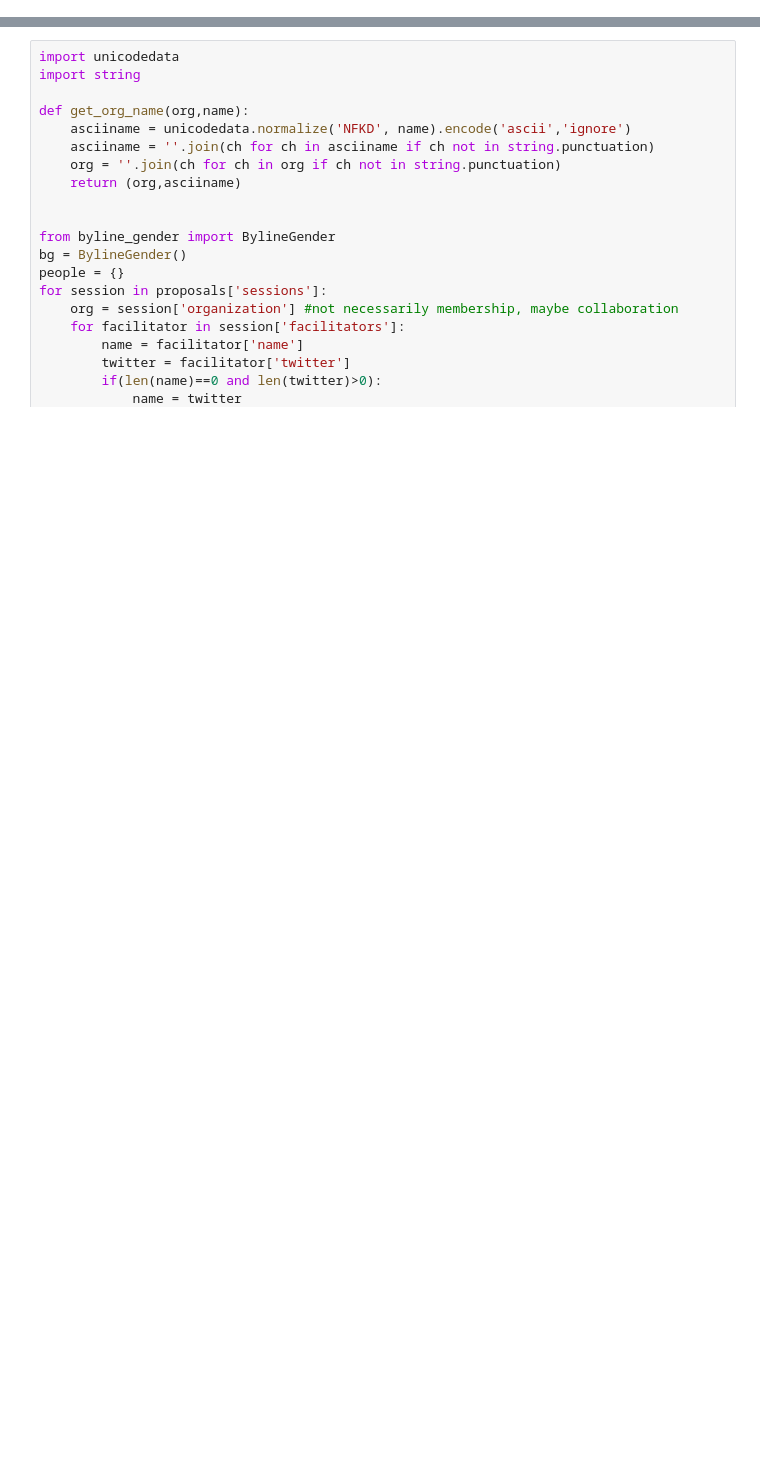
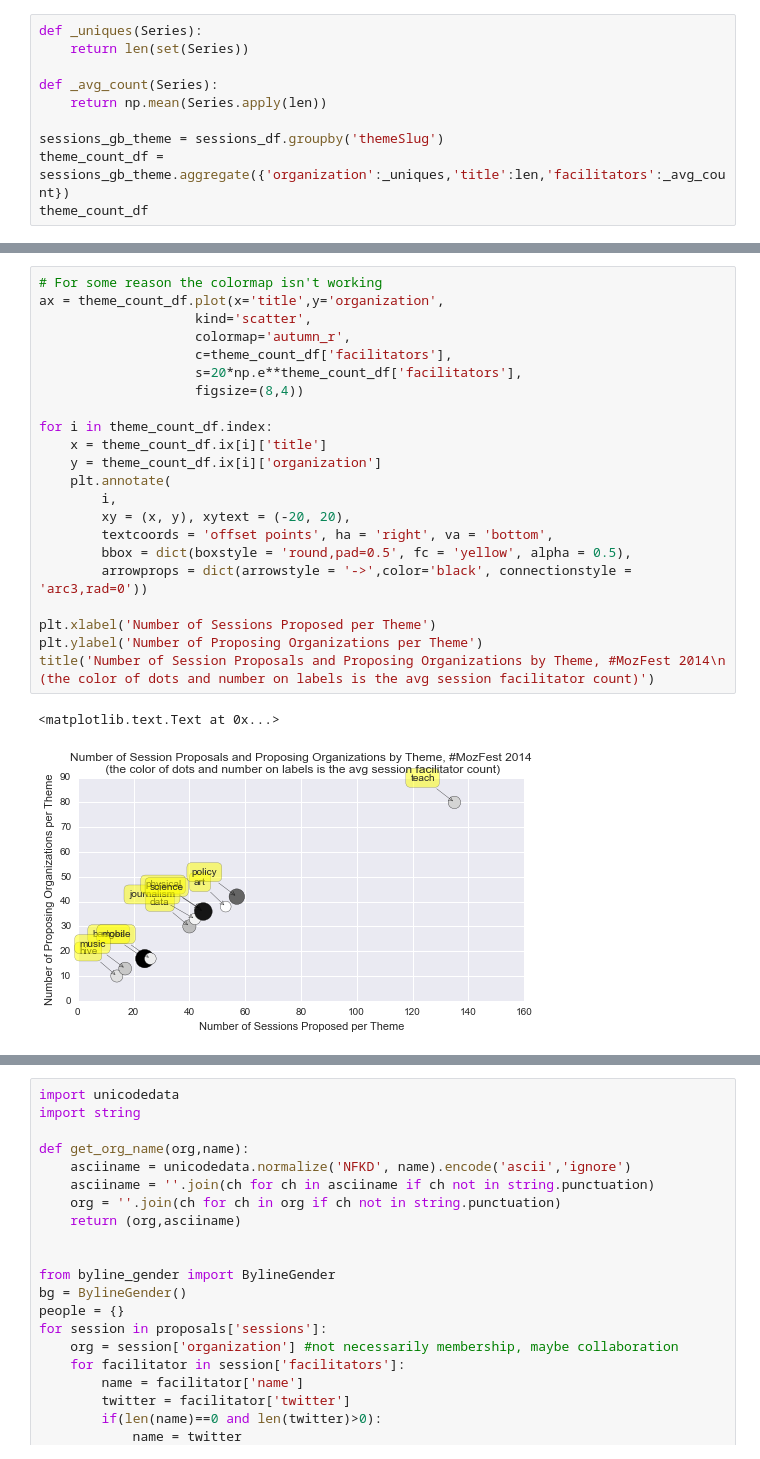
Before and after one commit to natematias/conference-proposers, a Jupyter notebook: Mozilla Session Proposal Report.ipynb, the cells around one changed output, grey strips where cells are left out. Saved outputs shown, nothing was run; the diff lists cells and outputs as text; blank space fills up the shorter version.

```diff
--- a/Mozilla Session Proposal Report.ipynb
+++ b/Mozilla Session Proposal Report.ipynb
@@ -119,0 +90,10 @@ title('Number of Session Proposals and Proposing Organizations by Theme, #MozFes
+# %%
+def _uniques(Series):
+    return len(set(Series))
+
+def _avg_count(Series):
+    return np.mean(Series.apply(len))
+
+sessions_gb_theme = sessions_df.groupby('themeSlug')
+theme_count_df = sessions_gb_theme.aggregate({'organization':_uniques,'title':len,'facilitators':_avg_count})
+theme_count_df
@@ -119,0 +114,25 @@ title('Number of Session Proposals and Proposing Organizations by Theme, #MozFes
+# %%
+# For some reason the colormap isn't working
+ax = theme_count_df.plot(x='title',y='organization',
+                    kind='scatter',
+                    colormap='autumn_r',
+                    c=theme_count_df['facilitators'],
+                    s=20*np.e**theme_count_df['facilitators'],
+                    figsize=(8,4))
+
+for i in theme_count_df.index:
+    x = theme_count_df.ix[i]['title']
+    y = theme_count_df.ix[i]['organization']
+    plt.annotate(
+        i,
+        xy = (x, y), xytext = (-20, 20),
+        textcoords = 'offset points', ha = 'right', va = 'bottom',
+        bbox = dict(boxstyle = 'round,pad=0.5', fc = 'yellow', alpha = 0.5),
+        arrowprops = dict(arrowstyle = '->',color='black', connectionstyle = 'arc3,rad=0'))
+
+plt.xlabel('Number of Sessions Proposed per Theme')
+plt.ylabel('Number of Proposing Organizations per Theme')
+title('Number of Session Proposals and Proposing Organizations by Theme, #MozFest 2014\n (the color of dots and number on labels is the avg session facilitator count)')
+# %% [output]
+<matplotlib.text.Text at 0x...>
+[figure, added]
```
Also changed, not shown: parts of 17 cells of this notebook.
